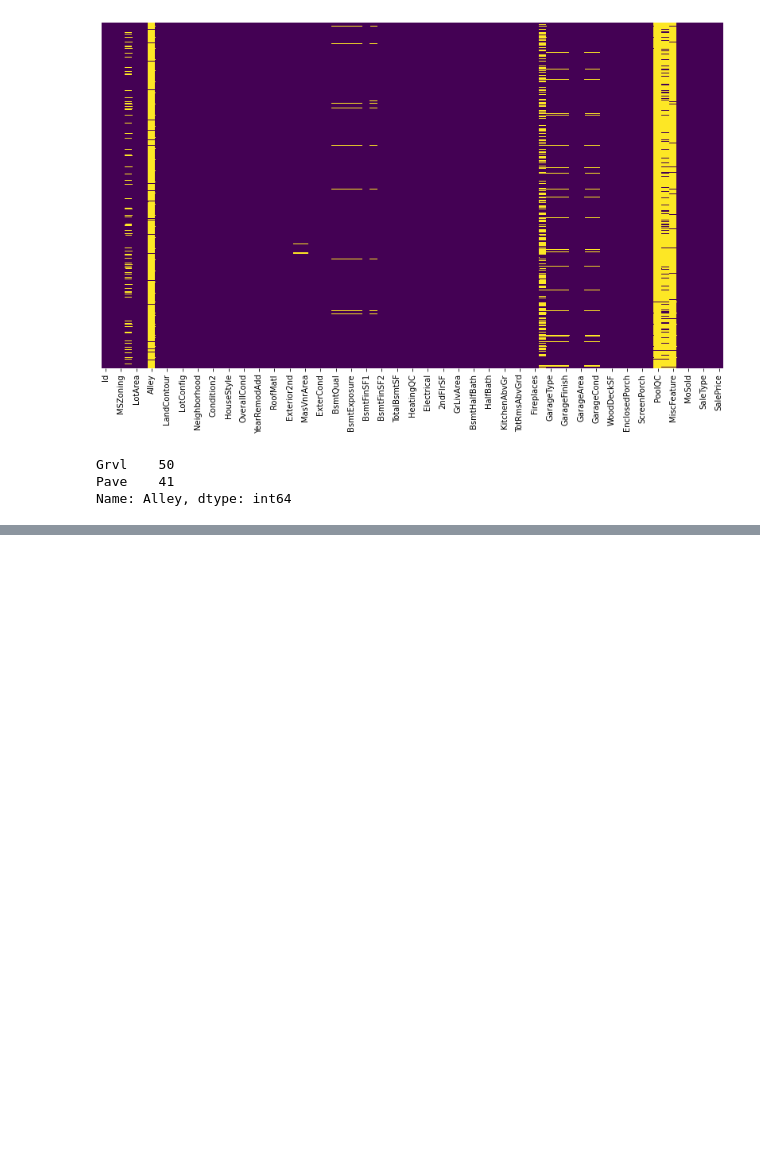
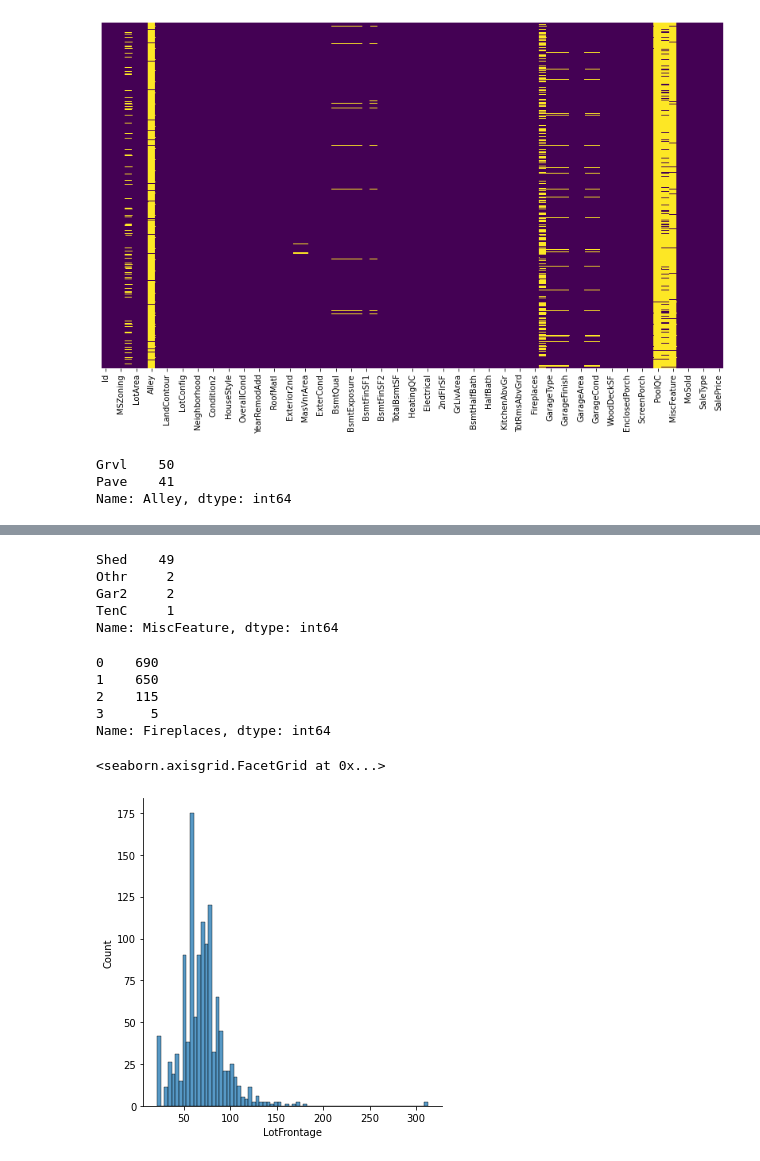
Before and after one commit to sperng/kaggle_house_prices, a Jupyter notebook: house_prices_competition.ipynb, the cells around one changed output, grey strips where cells are left out. Saved outputs shown, nothing was run; the diff lists cells and outputs as text; code cells hidden in the pictures; blank space fills up the shorter version.

```diff
--- a/house_prices_competition.ipynb
+++ b/house_prices_competition.ipynb
@@ -144,0 +157,2 @@ Name: Alley, dtype: int64
+# %%
+df.drop(columns='PoolQC',axis=1,inplace=True)
@@ -144,0 +168,32 @@ Name: Alley, dtype: int64
+# %%
+#fillna for fence
+df['Fence'] = df['Fence'].fillna(value='None')
+# %%
+#MiscFeature, less than 5 percent are filled, and shed does not seem like it would matter
+#while the value of the tennis court house likely has other dimensions that will account for it
+df['MiscFeature'].value_counts()
+# %% [output]
+Shed    49
+Othr     2
+Gar2     2
+TenC     1
+Name: MiscFeature, dtype: int64
+# %%
+df.drop(columns='MiscFeature',axis=1,inplace=True)
+# %%
+#Fireplaces is probably good enough without the fireplace quality column so we will drop it
+df['Fireplaces'].value_counts()
+# %% [output]
+0    690
+1    650
+2    115
+3      5
+Name: Fireplaces, dtype: int64
+# %%
+df.drop(columns='FireplaceQu',axis=1,inplace=True)
+# %%
+#LotFrontage
+sns.displot(data=df,x='LotFrontage')
+# %% [output]
+<seaborn.axisgrid.FacetGrid at 0x...>
+[figure, added]
```
Also changed, not shown: parts of 19 cells of this notebook.
